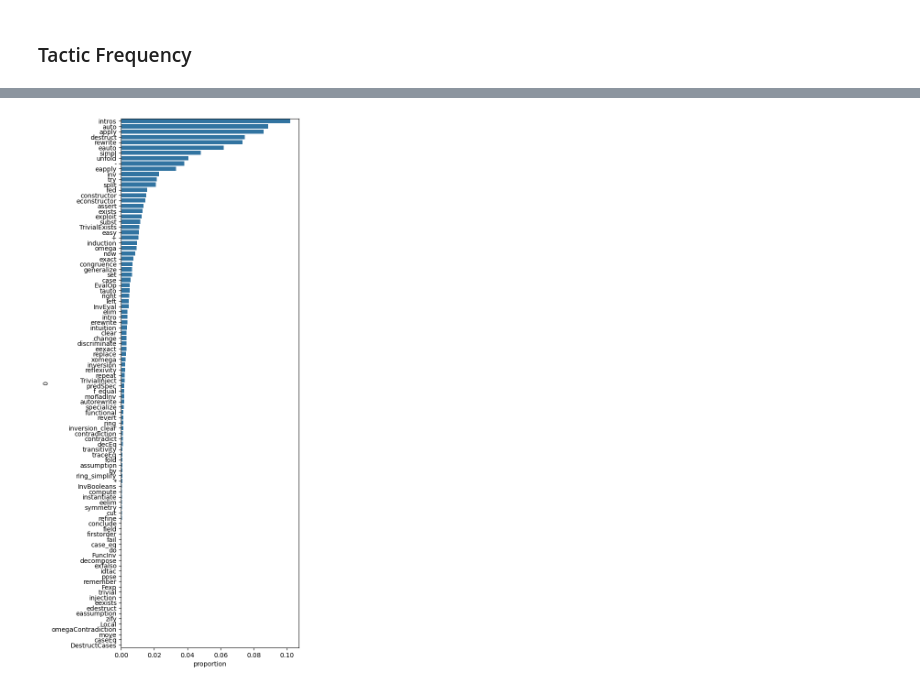
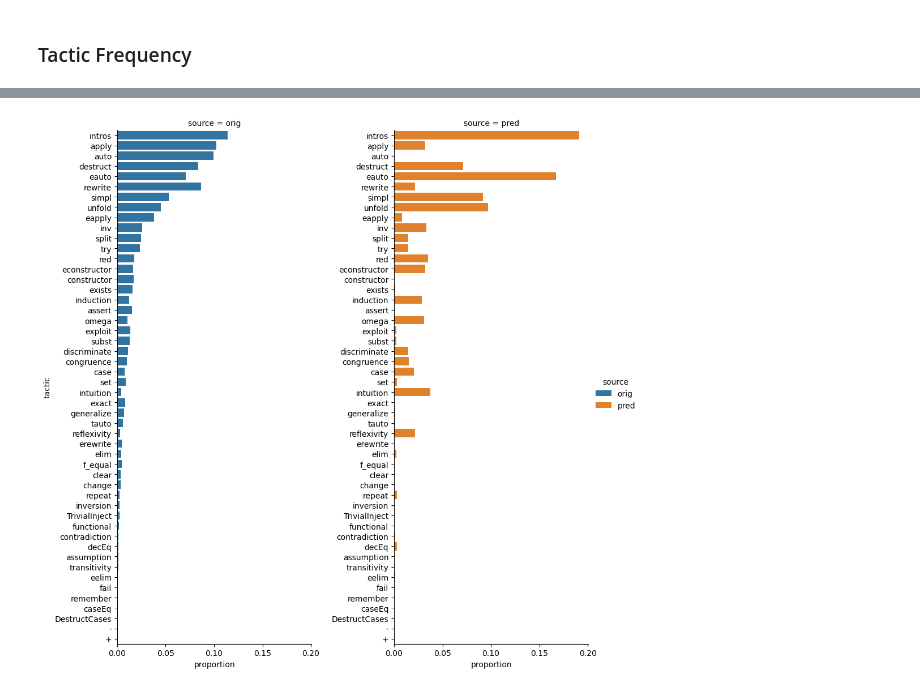
Before and after one commit to kfish610/ProverbotCompCertComparison, a Jupyter notebook: ProverbotComparison.ipynb, the cells around one changed output, grey strips where cells are left out. Saved outputs shown, nothing was run; the diff lists cells and outputs as text; code cells hidden in the pictures.

```diff
--- a/ProverbotComparison.ipynb
+++ b/ProverbotComparison.ipynb
@@ -391,7 +386,21 @@ sns.countplot(data=pred_tactics.reset_index(drop=True), order=pred_tactics.value
-# %%
-orig_tactics = tactics[idx[:, :, 'orig', :]]
-
-plt.figure(figsize=(5, 15))
-sns.countplot(data=orig_tactics.reset_index(drop=True), order=orig_tactics.value_counts().index, stat='proportion');
-# %% [output]
-[figure, removed]
+# %%
+docs = {
+    ' '.join(proof_df.loc[idx[:, :, 'orig', :], :].tactic.to_list()),
+    ' '.join(proof_df.loc[idx[:, :, 'pred', :], :].tactic.to_list()),
+}
+vocab = tactics.unique()[:50]
+
+count_vectors = CountVectorizer(vocabulary=vocab, lowercase=False).fit_transform(raw_documents=docs).todense()
+counts = pd.DataFrame(np.vstack((vocab, count_vectors)).T, columns=['tactic', 'orig', 'pred'])
+counts['total'] = counts['orig'] + counts['pred']
+counts = counts.sort_values(by='total', ascending=False)
+
+proportions = counts.copy()
+proportions['orig'] /= proportions['orig'].sum()
+proportions['pred'] /= proportions['pred'].sum()
+
+melted_prop = proportions.melt(id_vars='tactic', value_vars=['orig', 'pred'], var_name='source', value_name='proportion')
+
+sns.catplot(data=melted_prop, y='tactic', x='proportion', col='source', hue='source', kind='bar', height=10, aspect=0.5, sharey=False);
+# %% [output]
+[figure, added]
```
Also changed, not shown: parts of 4 cells of this notebook, 1 other file.
